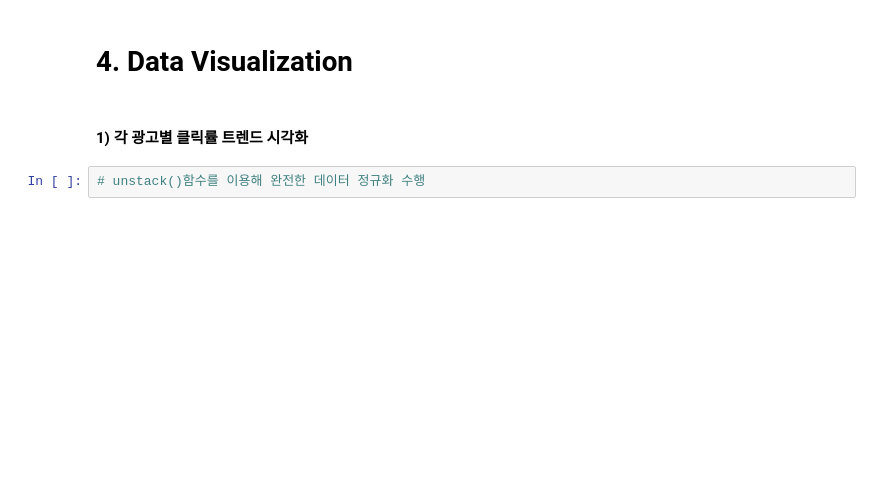
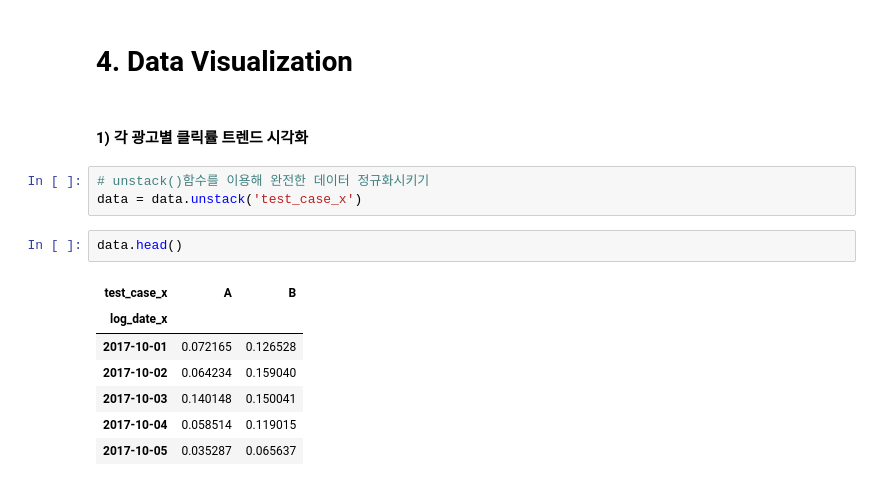
Before and after one commit to vlwkajrrhtlvek/jaesunfile, a Jupyter notebook: 데이터 분석 1/2. 어떤 광고가 반응이 더 좋은가-student.ipynb, the cells around one changed output. Cells and saved outputs as stored; diff of their text form; blank space fills up the shorter version.

```diff
--- a/데이터 분석 1/2. 어떤 광고가 반응이 더 좋은가-student.ipynb
+++ b/데이터 분석 1/2. 어떤 광고가 반응이 더 좋은가-student.ipynb
@@ -63,6 +102,17 @@ ImpGoal.head()
 # %% [markdown]
 #### 1) 각 광고별 클릭률 트렌드 시각화
 # %%
-# unstack()함수를 이용해 완전한 데이터 정규화 수행
+# unstack()함수를 이용해 완전한 데이터 정규화시키기
+data = data.unstack('test_case_x')
+# %%
+data.head()
+# %% [output]
+| test_case_x | A | B |
+| log_date_x |  |  |
+| 2017-10-01 | 0.072165 | 0.126528 |
+| 2017-10-02 | 0.064234 | 0.159040 |
+| 2017-10-03 | 0.140148 | 0.150041 |
+| 2017-10-04 | 0.058514 | 0.119015 |
+| 2017-10-05 | 0.035287 | 0.065637 |
 # %%
 #완성된 데이터를 이용해 시각화 수행
```
Also changed, not shown: parts of 13 cells of this notebook.
